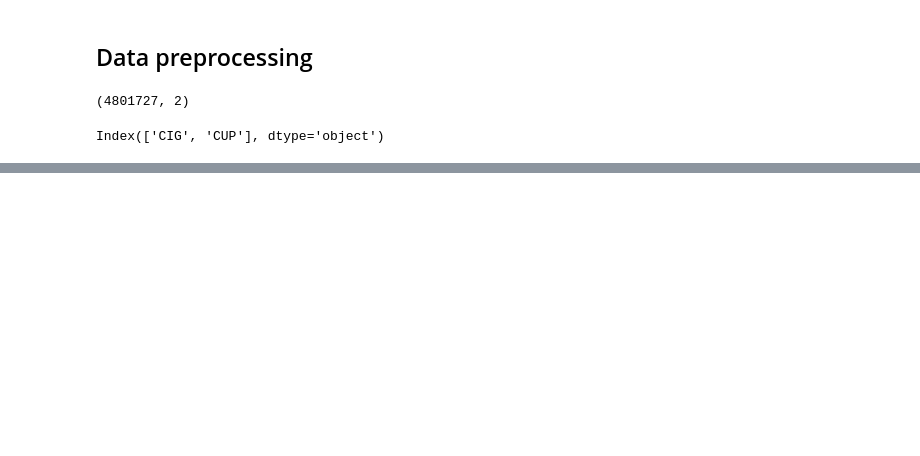
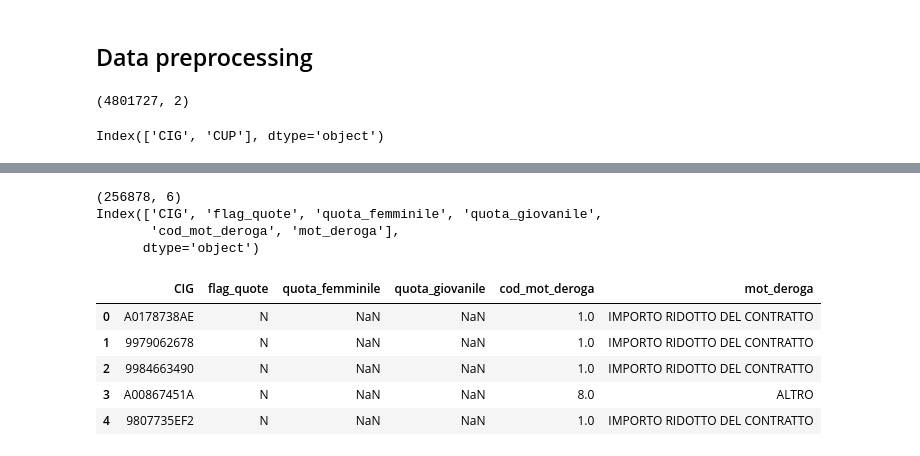
Before and after one commit to PeriodThinkTank/data-prep-pnrr, a Jupyter notebook: create_master_table.ipynb, the cells around one changed output, grey strips where cells are left out. Cells and saved outputs as stored; diff of their text form; code cells hidden in the pictures; blank space fills up the shorter version.

```diff
--- a/create_master_table.ipynb
+++ b/create_master_table.ipynb
@@ -58,3 +80,16 @@ p03['CATEGORIA'] = p03.apply(cat_conditions,axis=1)
 # %%
-
 p04 = p04.rename(columns={'cig':'CIG'})
+print(p04.shape)
+print(p04.columns)
+p04.head()
+# %% [output]
+(256878, 6)
+Index(['CIG', 'flag_quote', 'quota_femminile', 'quota_giovanile',
+       'cod_mot_deroga', 'mot_deroga'],
+      dtype='object')
+|  | CIG | flag_quote | quota_femminile | quota_giovanile | cod_mot_deroga | mot_deroga |
+| 0 | A0178738AE | N | NaN | NaN | 1.0 | IMPORTO RIDOTTO DEL CONTRATTO |
+| 1 | 9979062678 | N | NaN | NaN | 1.0 | IMPORTO RIDOTTO DEL CONTRATTO |
+| 2 | 9984663490 | N | NaN | NaN | 1.0 | IMPORTO RIDOTTO DEL CONTRATTO |
+| 3 | A00867451A | N | NaN | NaN | 8.0 | ALTRO |
+| 4 | 9807735EF2 | N | NaN | NaN | 1.0 | IMPORTO RIDOTTO DEL CONTRATTO |
```
Also changed, not shown: parts of 22 cells of this notebook, 2 other files.
